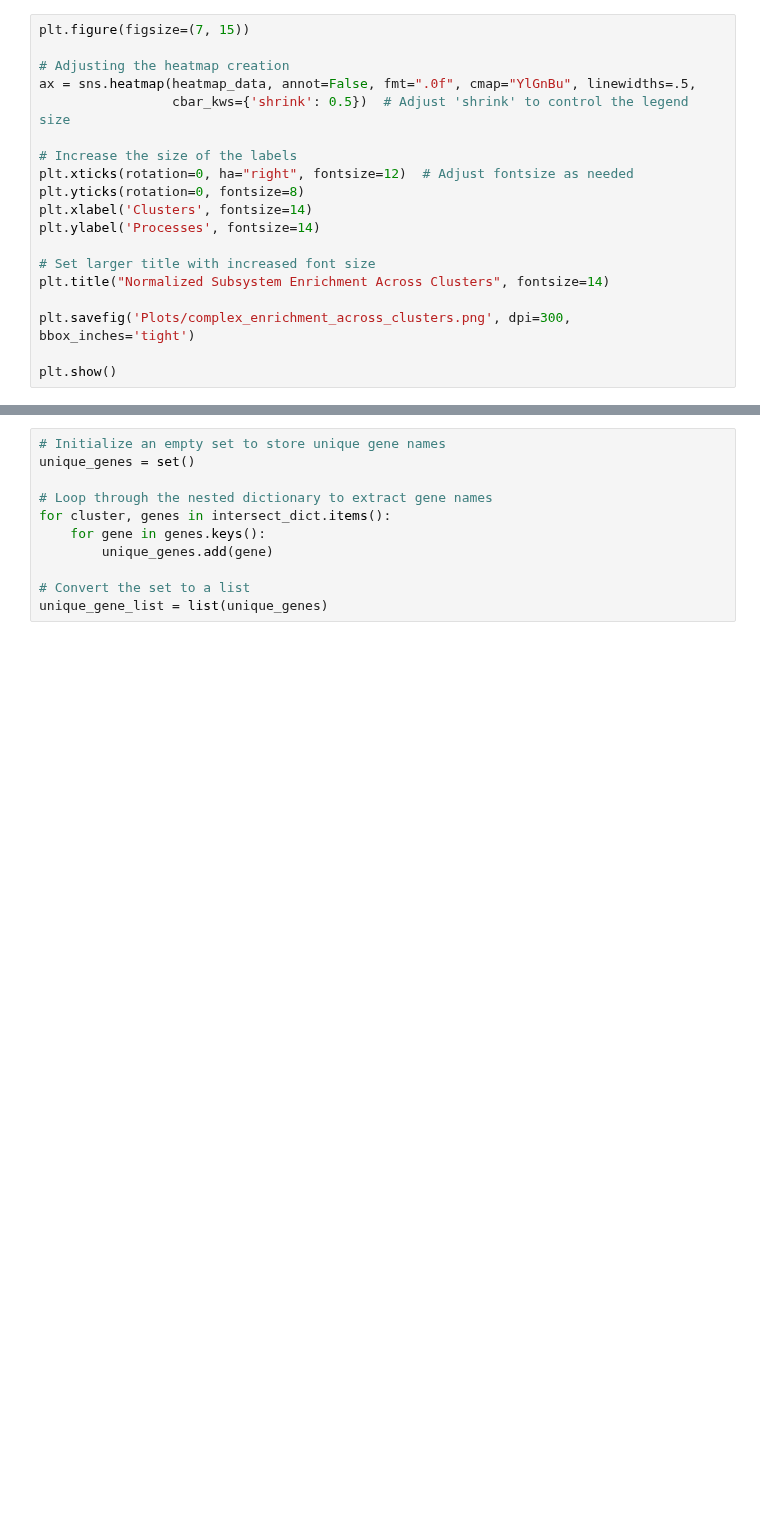
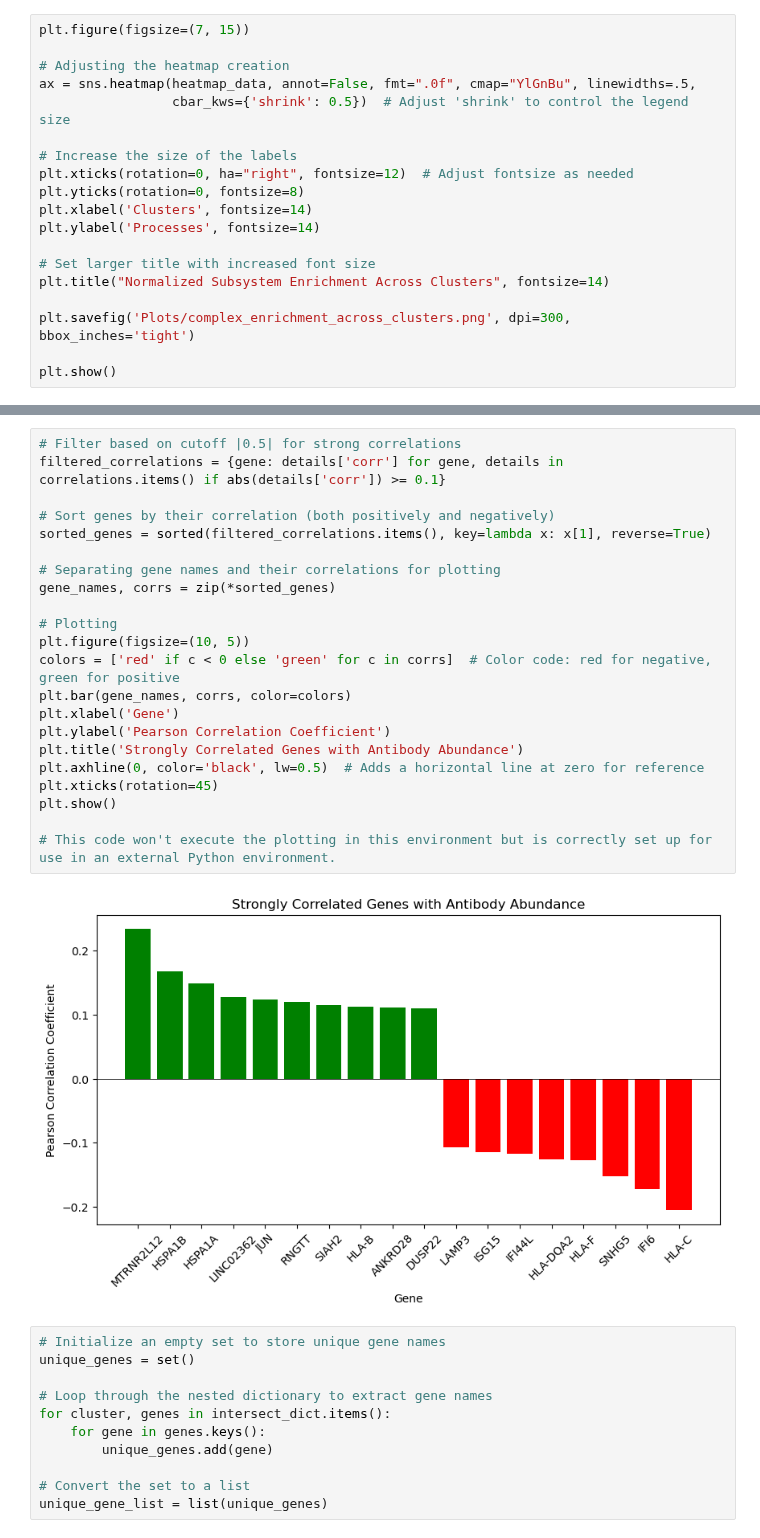
Before and after one commit to pablodig/secRecon-Secretory-Pathway-Reconstruction, a Jupyter notebook: 02 Immunoglobulin Annotation and Visualization.ipynb, the cells around one changed output, grey strips where cells are left out. Saved outputs shown, nothing was run; the diff lists cells and outputs as text; blank space fills up the shorter version.

```diff
--- a/02 Immunoglobulin Annotation and Visualization.ipynb
+++ b/02 Immunoglobulin Annotation and Visualization.ipynb
@@ -559,3 +573,27 @@ plt.show()
+# %%
+# Filter based on cutoff |0.5| for strong correlations
+filtered_correlations = {gene: details['corr'] for gene, details in correlations.items() if abs(details['corr']) >= 0.1}
+
+# Sort genes by their correlation (both positively and negatively)
+sorted_genes = sorted(filtered_correlations.items(), key=lambda x: x[1], reverse=True)
+
+# Separating gene names and their correlations for plotting
+gene_names, corrs = zip(*sorted_genes)
+
+# Plotting
+plt.figure(figsize=(10, 5))
+colors = ['red' if c < 0 else 'green' for c in corrs]  # Color code: red for negative, green for positive
+plt.bar(gene_names, corrs, color=colors)
+plt.xlabel('Gene')
+plt.ylabel('Pearson Correlation Coefficient')
+plt.title('Strongly Correlated Genes with Antibody Abundance')
+plt.axhline(0, color='black', lw=0.5)  # Adds a horizontal line at zero for reference
+plt.xticks(rotation=45)
+plt.show()
+
+# This code won't execute the plotting in this environment but is correctly set up for use in an external Python environment.
+# %% [output]
+[figure, added]
 # %%
 # Initialize an empty set to store unique gene names
 unique_genes = set()
```
Also changed, not shown: parts of 8 cells of this notebook, 23 other files.
